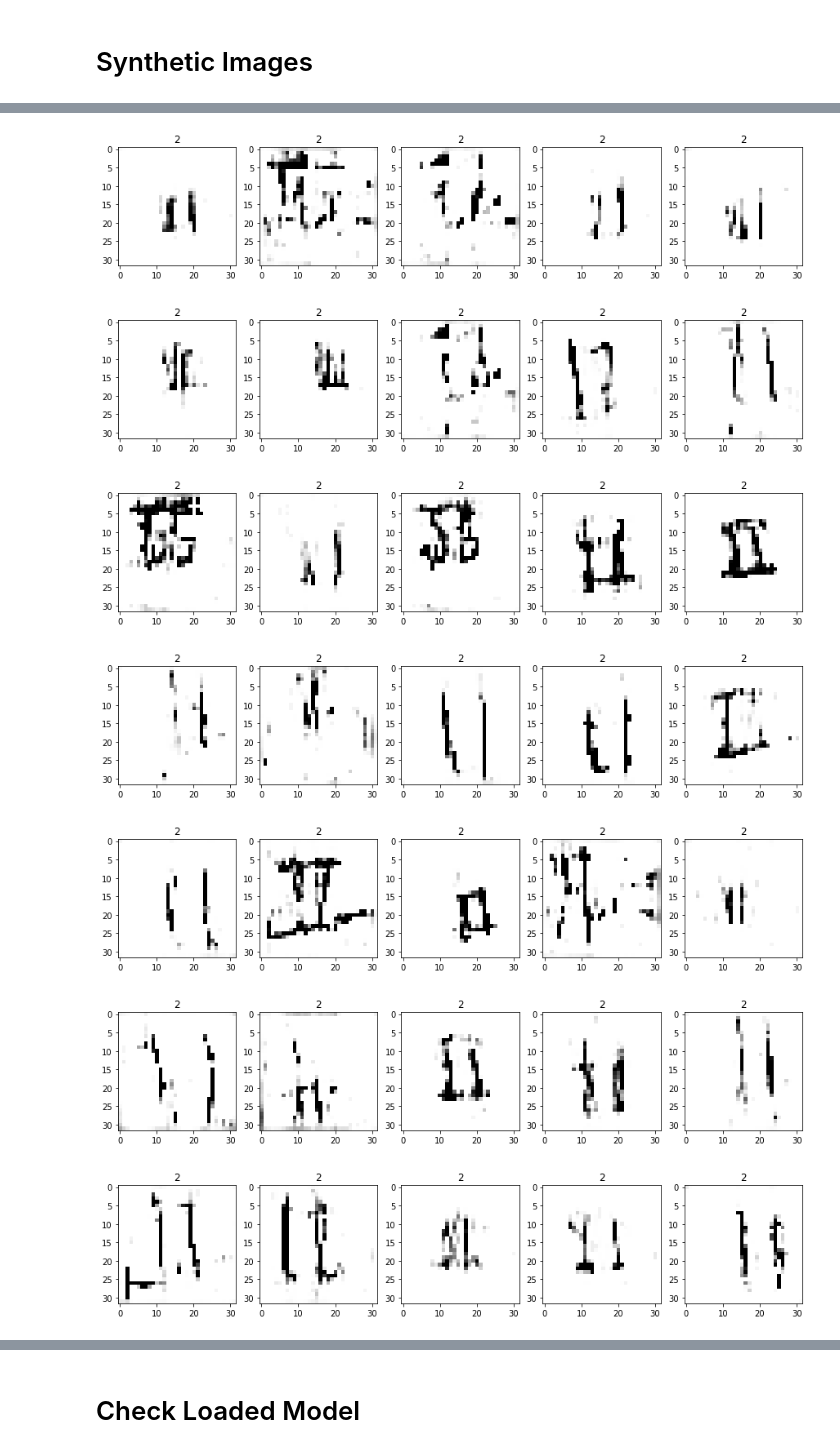
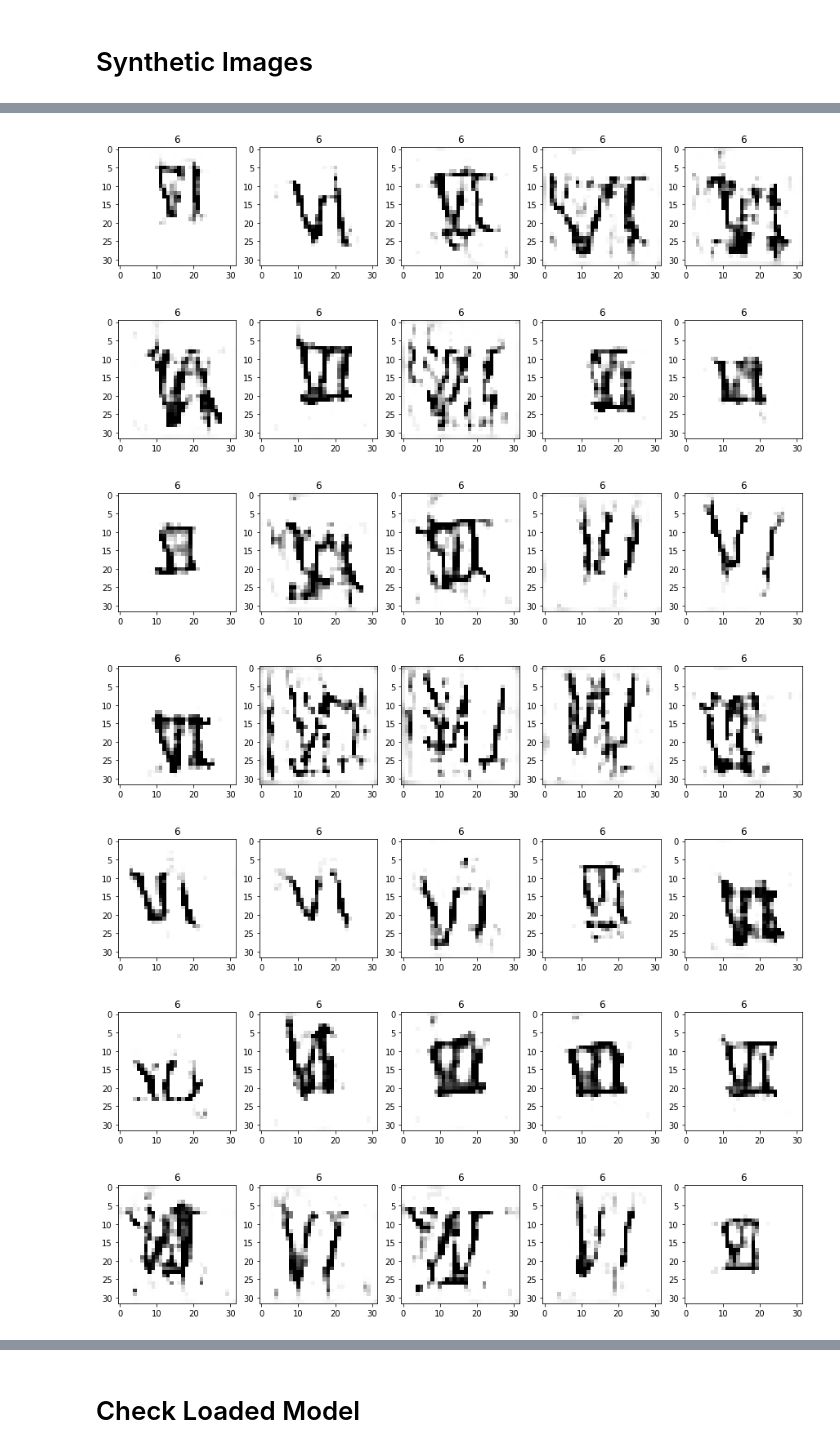
Before and after one commit to grantbuster/dcai, a Jupyter notebook: train_vae.ipynb, the cells around one changed output, grey strips where cells are left out. Drawn from its saved outputs; the diff is of its cells as text; code cells hidden in the pictures.

```diff
--- a/train_vae.ipynb
+++ b/train_vae.ipynb
@@ -10,14 +11,4 @@ import matplotlib.pyplot as plt
 from IPython.display import display, clear_output
 from PIL import Image, ImageEnhance
 # %%
-numeral = 'i'
+numeral = 'vi'
-# %%
-(images, _), (test_images, _) = tf.keras.datasets.mnist.load_data()
-images = np.expand_dims(images, 3)
-images = np.round(images.astype(np.float32) / 255)
-N = len(images)
-images = np.concatenate([images, np.zeros((N, 4, 28, 1))], axis=1)
-images = np.concatenate([images, np.zeros((N, 32, 4, 1))], axis=2)
-images = images[:int(5e3)]
-images = images.astype(np.float32)
-images.shape
@@ -172,7 +161,7 @@ for i in range(20):
 # %% [markdown]
 # Synthetic Images
 # %%
-eps = tf.random.normal(shape=(100, vae.latent_dim))
+eps = tf.random.normal(shape=(100, vae.latent_dim)) * 0.75
 
 z = vae.encode(images)[0].numpy()
 tree = cKDTree(z)
@@ -209,7 +198,7 @@ for i in range(20):
-[figure, old version]
+[figure, new version]
-[figure, old version]
+[figure, new version]
-[figure, old version]
+[figure, new version]
-[figure, old version]
+[figure, new version]
-[figure, old version]
+[figure, new version]
-[figure, old version]
+[figure, new version]
-[figure, old version]
+[figure, new version]
```
Also changed, not shown: parts of 14 cells of this notebook, 12 other files.
